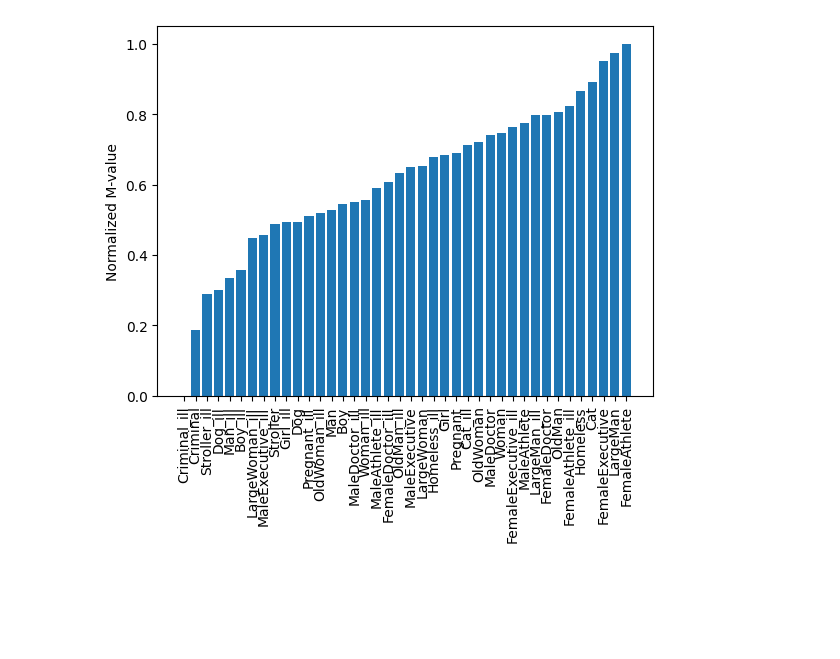
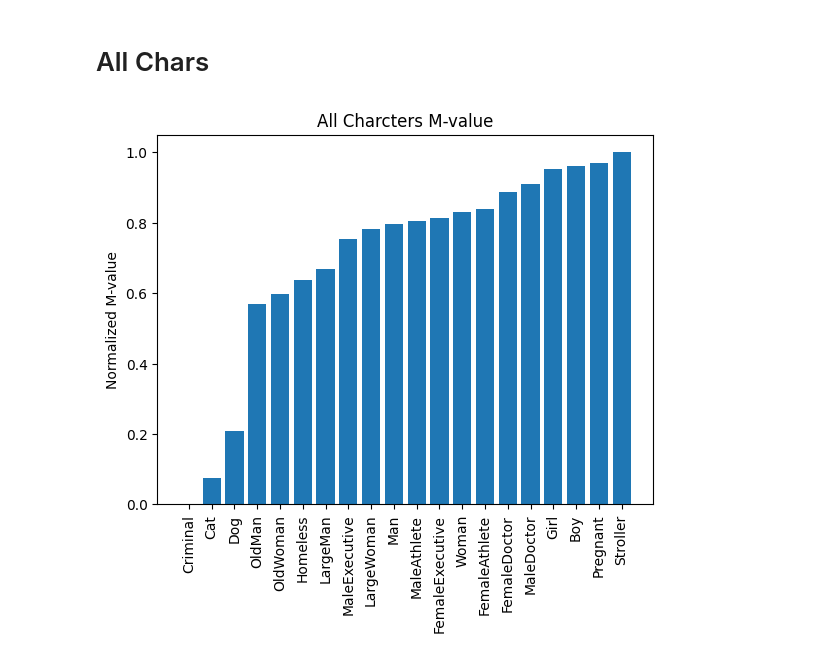
Before and after one commit to ezrarp/moral_machine, a Jupyter notebook: visualisation.ipynb, the cells around one changed output. Saved outputs shown, nothing was run; the diff lists cells and outputs as text; code cells hidden in the pictures; blank space fills up the shorter version.

```diff
--- a/visualisation.ipynb
+++ b/visualisation.ipynb
@@ -10,0 +59,6 @@ d = {'Man': 0.47819843888282776, 'Woman': 0.4810943305492401, 'Pregnant': 0.4803
+# %%
+# IF GPU is availible
+# model = torch.load("trained_sample.pth")
+
+#if no GPU
+model = torch.load("trained_sample.pth", map_location=torch.device('cpu'))
@@ -10,0 +67,25 @@ d = {'Man': 0.47819843888282776, 'Woman': 0.4810943305492401, 'Pregnant': 0.4803
+# %%
+chars = pd.read_csv('characters.csv') #TODO change this to 'characters.csv'
+# %%
+rank = []
+labels = []
+c = chars.columns[1:]
+for char in c:
+  rank.append(chars[char].tolist())
+  labels.append(char)
+
+print(rank)
+print(labels)
+
+ranks = {}
+for i in range(len(labels)):
+  t1 = rank[i]
+  t2 = np.zeros(20)
+
+  t1 = torch.tensor(t1, dtype=torch.float32)
+  t2 = torch.tensor(t2, dtype=torch.float32)
+
+  m = float(model.forward(t1,t2))
+  ranks[labels[i]] = m
+
+ranks
@@ -11,18 +115,21 @@ d = {'Man': 0.47819843888282776, 'Woman': 0.4810943305492401, 'Pregnant': 0.4803
+# %% [markdown]
+ # All Chars
 # %%
-sorted_d = sorted(d.items(), key=lambda x: x[1])
+sorted_d = sorted(ranks.items(), key=lambda x: x[1])
 
 x = [i[1] for i in sorted_d]
 labels = [i[0] for i in sorted_d]
 
 x = np.array(x)
 x1 = x - x.min()
 x1 = x1 / x1.max()
 
 
 plt.bar(labels, x1)
 plt.ylabel('Normalized M-value')
+plt.title('All Charcters M-value')
 
 plt.xticks(rotation=90)
 plt.show()
 # %% [output]
-[figure, old version]
+[figure, new version]
```
Also changed, not shown: parts of 18 cells of this notebook.
